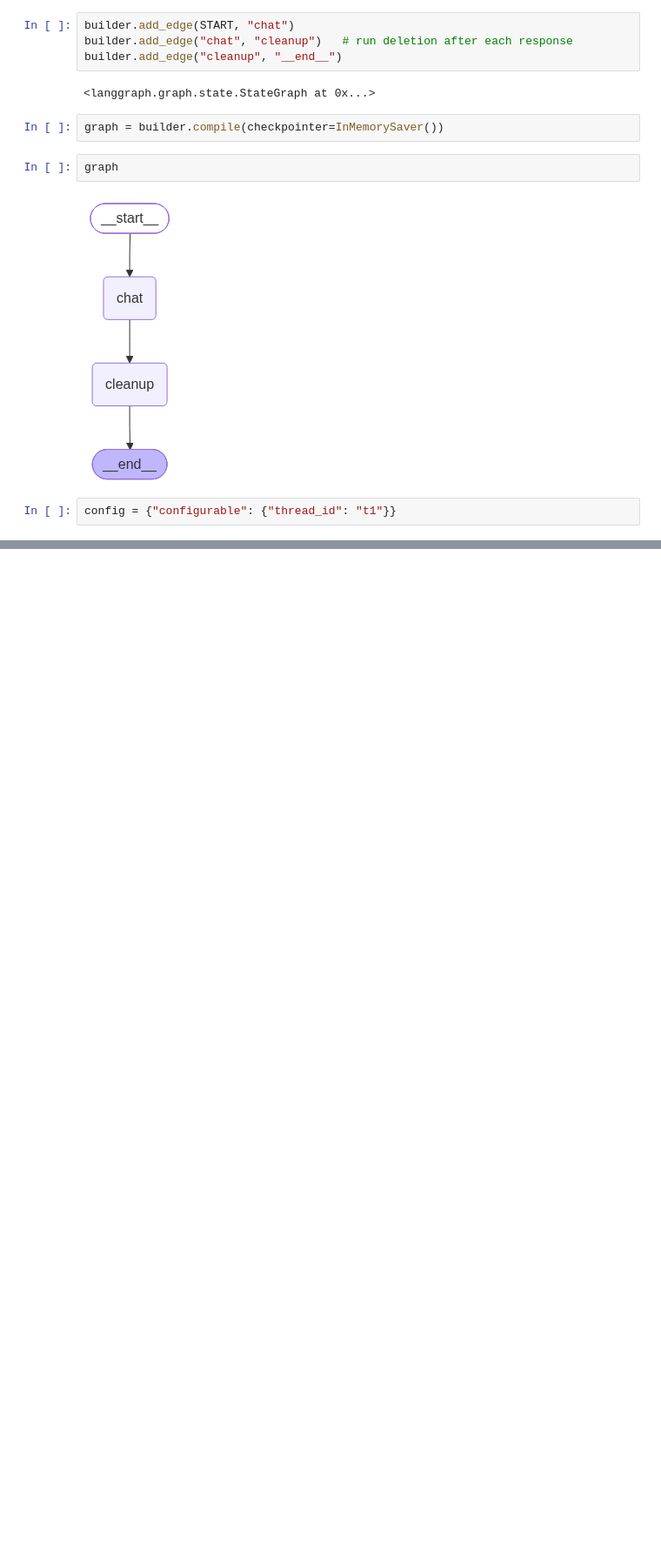
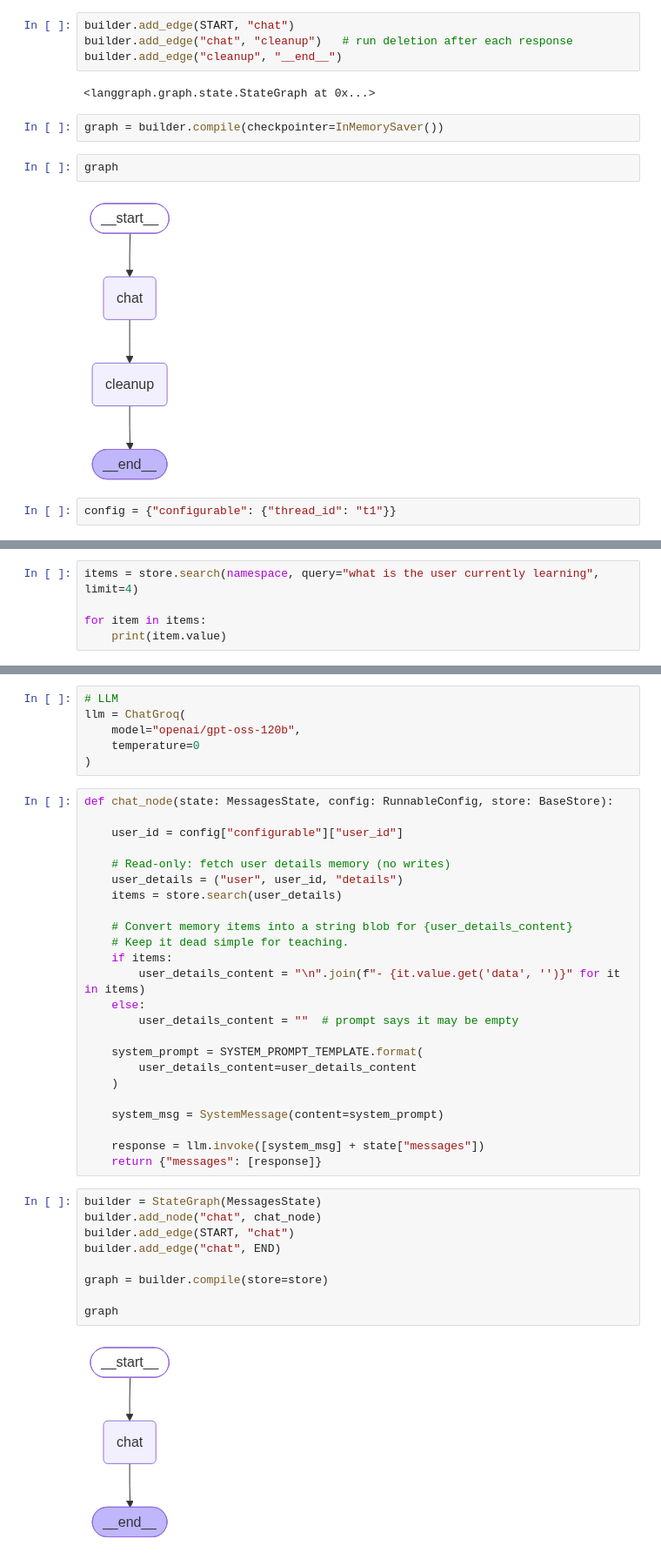
Before and after one commit to Ankit1726/AI_Engineering, a Jupyter notebook: Agentic_AI/notebooks/langgraph/llm_memory.ipynb, the cells around one changed output, grey strips where cells are left out. Shown at 87% size. Drawn from its saved outputs; the diff is of its cells as text; blank space fills up the shorter version.

```diff
--- a/Agentic_AI/notebooks/langgraph/llm_memory.ipynb
+++ b/Agentic_AI/notebooks/langgraph/llm_memory.ipynb
@@ -225,0 +439,5 @@ config = {"configurable": {"thread_id": "t1"}}
+# %%
+items = store.search(namespace, query="what is the user currently learning", limit=4)
+
+for item in items:
+    print(item.value)
@@ -225,0 +501,41 @@ config = {"configurable": {"thread_id": "t1"}}
+# %%
+# LLM
+llm = ChatGroq(
+    model="openai/gpt-oss-120b",
+    temperature=0
+)
+# %%
+def chat_node(state: MessagesState, config: RunnableConfig, store: BaseStore):
+
+    user_id = config["configurable"]["user_id"]
+
+    # Read-only: fetch user details memory (no writes)
+    user_details = ("user", user_id, "details")
+    items = store.search(user_details)
+
+    # Convert memory items into a string blob for {user_details_content}
+    # Keep it dead simple for teaching.
+    if items:
+        user_details_content = "\n".join(f"- {it.value.get('data', '')}" for it in items)
+    else:
+        user_details_content = ""  # prompt says it may be empty
+
+    system_prompt = SYSTEM_PROMPT_TEMPLATE.format(
+        user_details_content=user_details_content
+    )
+
+    system_msg = SystemMessage(content=system_prompt)
+
+    response = llm.invoke([system_msg] + state["messages"])
+    return {"messages": [response]}
+# %%
+builder = StateGraph(MessagesState)
+builder.add_node("chat", chat_node)
+builder.add_edge(START, "chat")
+builder.add_edge("chat", END)
+
+graph = builder.compile(store=store)
+
+graph
+# %% [output]
+[figure, added]
```
Also changed, not shown: parts of 72 cells of this notebook, 1 other file.
